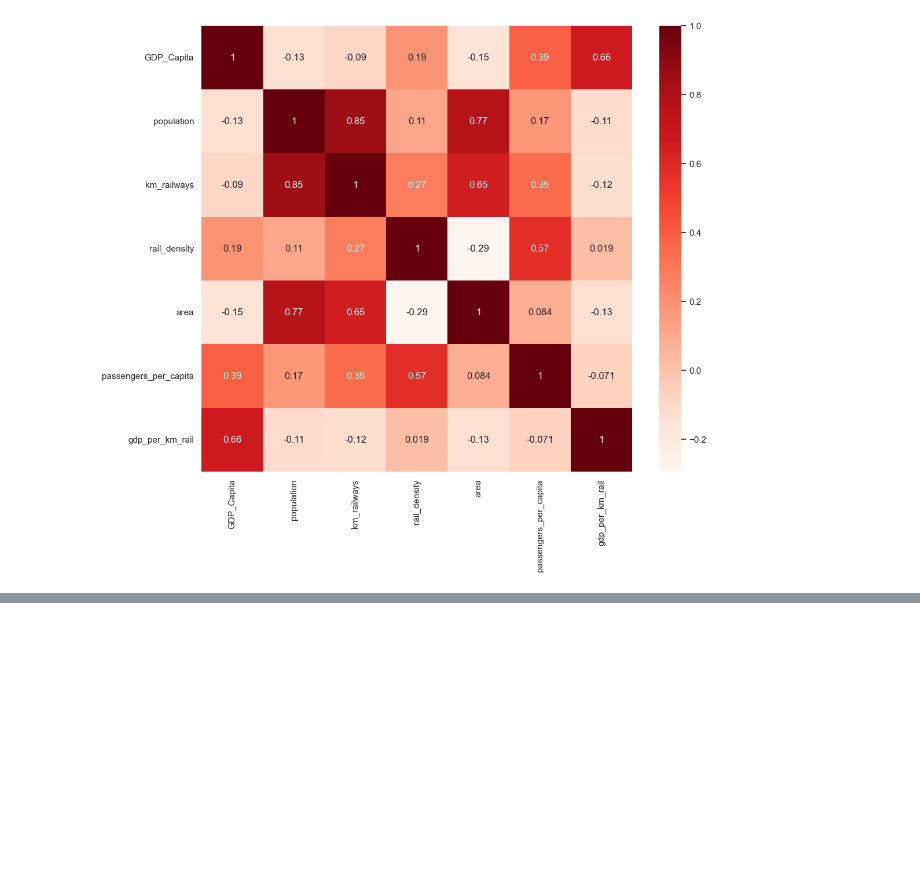
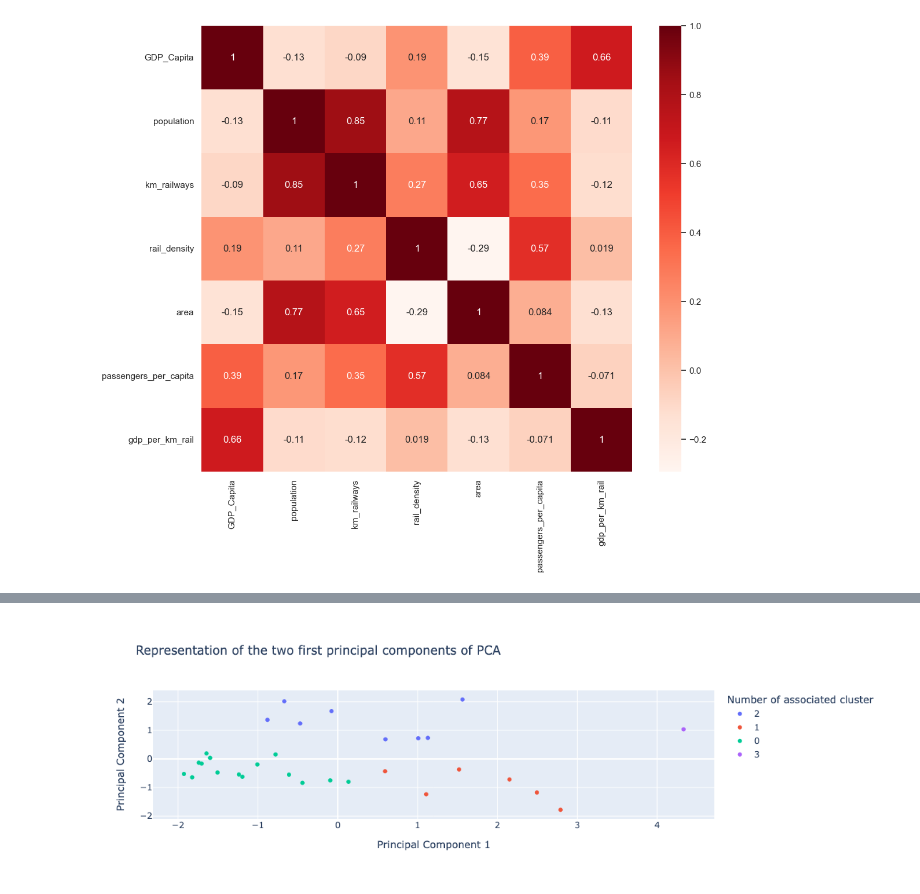
Before and after one commit to stelu-transferarbeit/train_analysis, a Jupyter notebook: TransferArbeit.ipynb, the cells around one changed output, grey strips where cells are left out. Saved outputs shown, nothing was run; the diff lists cells and outputs as text; code cells hidden in the pictures; blank space fills up the shorter version.

Commit message:
Cluster with mean

```diff
--- a/TransferArbeit.ipynb
+++ b/TransferArbeit.ipynb
@@ -1262,0 +1420,7 @@ plt.show()
+# %%
+
+from sklearn import decomposition
+# keep the first two principal components
+pca = decomposition.PCA(n_components=2)
+# fit pca model to the survey
+survey_pca = pca.fit(X_scaled)
@@ -1262,0 +1436,6 @@ plt.show()
+# %%
+# projecting the values on the pca directions
+df_pca = pca.transform(X_scaled)
+# controling shape of the dataset
+print("Orignial shape: {}". format(str(X_scaled.shape)))
+print("Reduced shape: {}".format(str(df_pca.shape)))
@@ -1262,0 +1445,4 @@ plt.show()
+# %%
+# saving data as dataframe
+df_pca = pd.DataFrame(df_pca, columns = ['Pc1', 'Pc2'])
+df_pca.info()
@@ -1262,0 +1459,18 @@ plt.show()
+# %%
+df_pca['cluster'] = km.labels_
+# Convert 'cluster' to a categorical variable with a specified order
+order = [0, 1, 2, 3]
+df_pca['cluster'] = pd.Categorical(df_pca['cluster'], categories=order, ordered=True)
+# %%
+import plotly.express as px
+
+fig = px.scatter(df_pca, x="Pc1", y="Pc2",color="cluster",
+                 labels= {
+                     "Pc1": "Principal Component 1",
+                     "Pc2": "Principal Component 2",
+                     "cluster": "Number of associated cluster"
+                 },
+                 title= "Representation of the two first principal components of PCA")
+fig.show()
+# %% [output]
+[figure, added]
```
Also changed, not shown: parts of 23 cells of this notebook.
